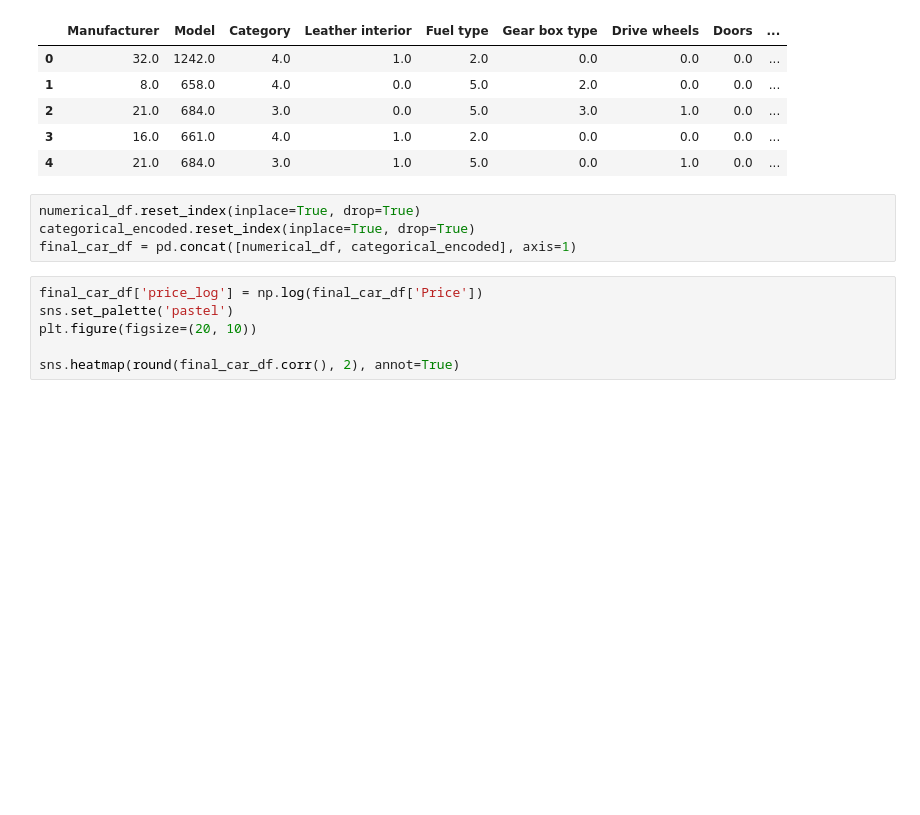
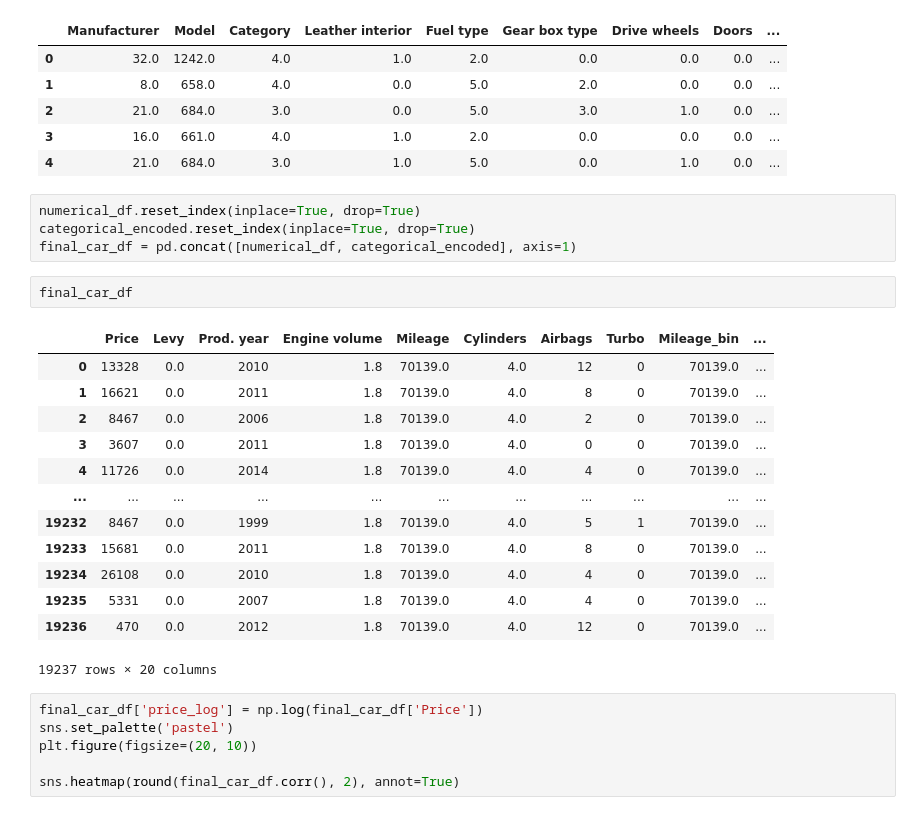
Before and after one commit to wessware/car_price_prediction_DL, a Jupyter notebook: car_price_prediction_DL.ipynb, the cells around one changed output. Cells and saved outputs as stored; diff of their text form; blank space fills up the shorter version.

```diff
--- a/car_price_prediction_DL.ipynb
+++ b/car_price_prediction_DL.ipynb
@@ -291,6 +303,22 @@ categorical_encoded.head()
 numerical_df.reset_index(inplace=True, drop=True)
 categorical_encoded.reset_index(inplace=True, drop=True)
 final_car_df = pd.concat([numerical_df, categorical_encoded], axis=1)
+# %%
+final_car_df
+# %% [output]
+|  | Price | Levy | Prod. year | Engine volume | Mileage | Cylinders | Airbags | Turbo | Mileage_bin | ... |
+| 0 | 13328 | 0.0 | 2010 | 1.8 | 70139.0 | 4.0 | 12 | 0 | 70139.0 | ... |
+| 1 | 16621 | 0.0 | 2011 | 1.8 | 70139.0 | 4.0 | 8 | 0 | 70139.0 | ... |
+| 2 | 8467 | 0.0 | 2006 | 1.8 | 70139.0 | 4.0 | 2 | 0 | 70139.0 | ... |
+| 3 | 3607 | 0.0 | 2011 | 1.8 | 70139.0 | 4.0 | 0 | 0 | 70139.0 | ... |
+| 4 | 11726 | 0.0 | 2014 | 1.8 | 70139.0 | 4.0 | 4 | 0 | 70139.0 | ... |
+| ... | ... | ... | ... | ... | ... | ... | ... | ... | ... | ... |
+| 19232 | 8467 | 0.0 | 1999 | 1.8 | 70139.0 | 4.0 | 5 | 1 | 70139.0 | ... |
+| 19233 | 15681 | 0.0 | 2011 | 1.8 | 70139.0 | 4.0 | 8 | 0 | 70139.0 | ... |
+| 19234 | 26108 | 0.0 | 2010 | 1.8 | 70139.0 | 4.0 | 4 | 0 | 70139.0 | ... |
+| 19235 | 5331 | 0.0 | 2007 | 1.8 | 70139.0 | 4.0 | 4 | 0 | 70139.0 | ... |
+| 19236 | 470 | 0.0 | 2012 | 1.8 | 70139.0 | 4.0 | 12 | 0 | 70139.0 | ... |
+19237 rows × 20 columns
 # %%
 final_car_df['price_log'] = np.log(final_car_df['Price'])
 sns.set_palette('pastel')
```
Also changed, not shown: parts of 12 cells of this notebook.
